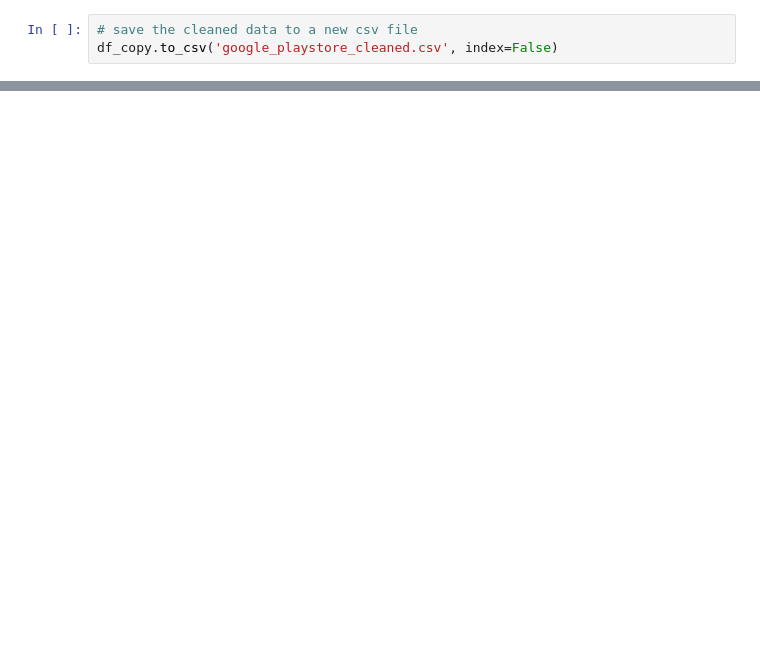
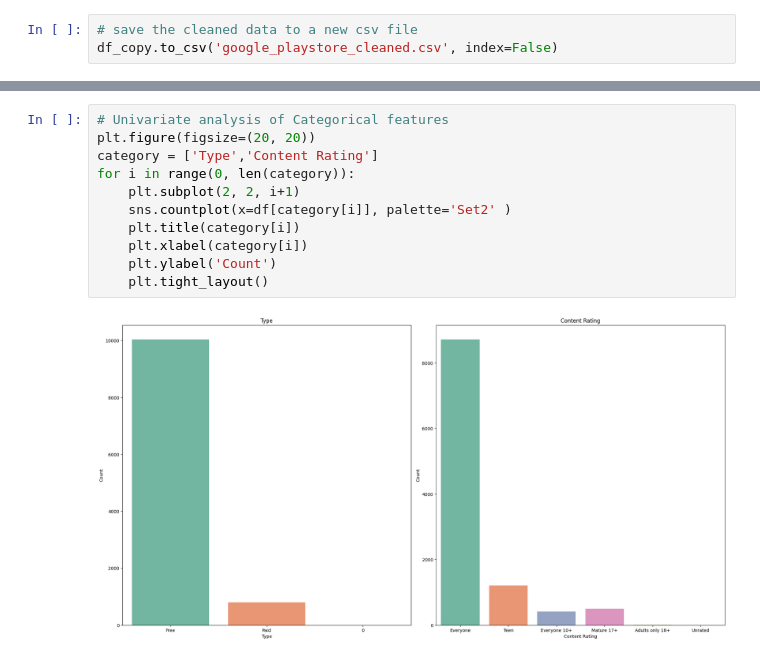
Before and after one commit to abhik12295/Data-Science-Learning, a Jupyter notebook: Core ML Topics/3. EDA & FE with Datasets/Google_playstore.ipynb, the cells around one changed output, grey strips where cells are left out. Cells and saved outputs as stored; diff of their text form; blank space fills up the shorter version.

```diff
--- a/Core ML Topics/3. EDA & FE with Datasets/Google_playstore.ipynb
+++ b/Core ML Topics/3. EDA & FE with Datasets/Google_playstore.ipynb
@@ -303,0 +389,13 @@ df_copy.to_csv('google_playstore_cleaned.csv', index=False)
+# %%
+# Univariate analysis of Categorical features
+plt.figure(figsize=(20, 20))
+category = ['Type','Content Rating']
+for i in range(0, len(category)):
+    plt.subplot(2, 2, i+1)
+    sns.countplot(x=df[category[i]], palette='Set2' )
+    plt.title(category[i])
+    plt.xlabel(category[i])
+    plt.ylabel('Count')
+    plt.tight_layout()
+# %% [output]
+[figure, added]
```
Also changed, not shown: parts of 25 cells of this notebook.
